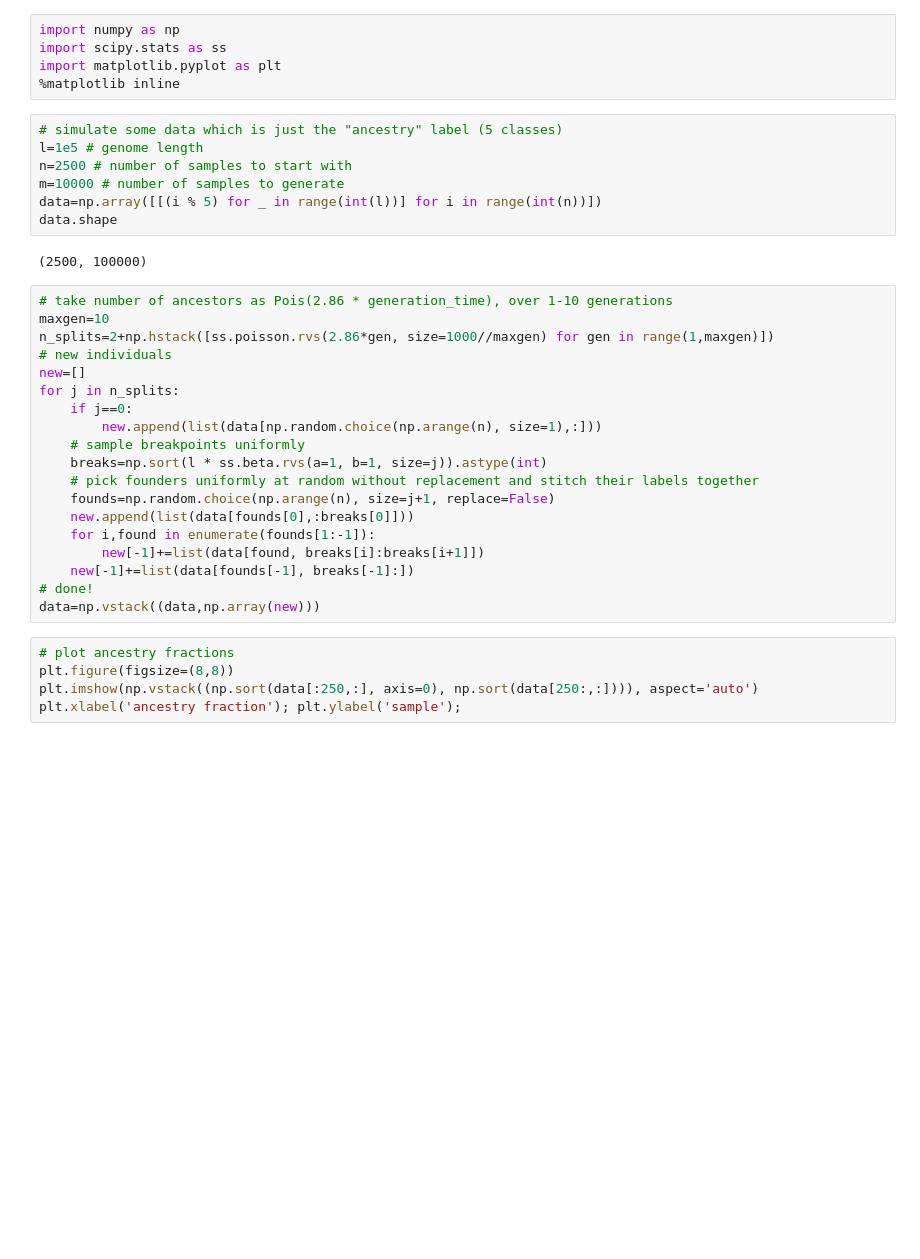
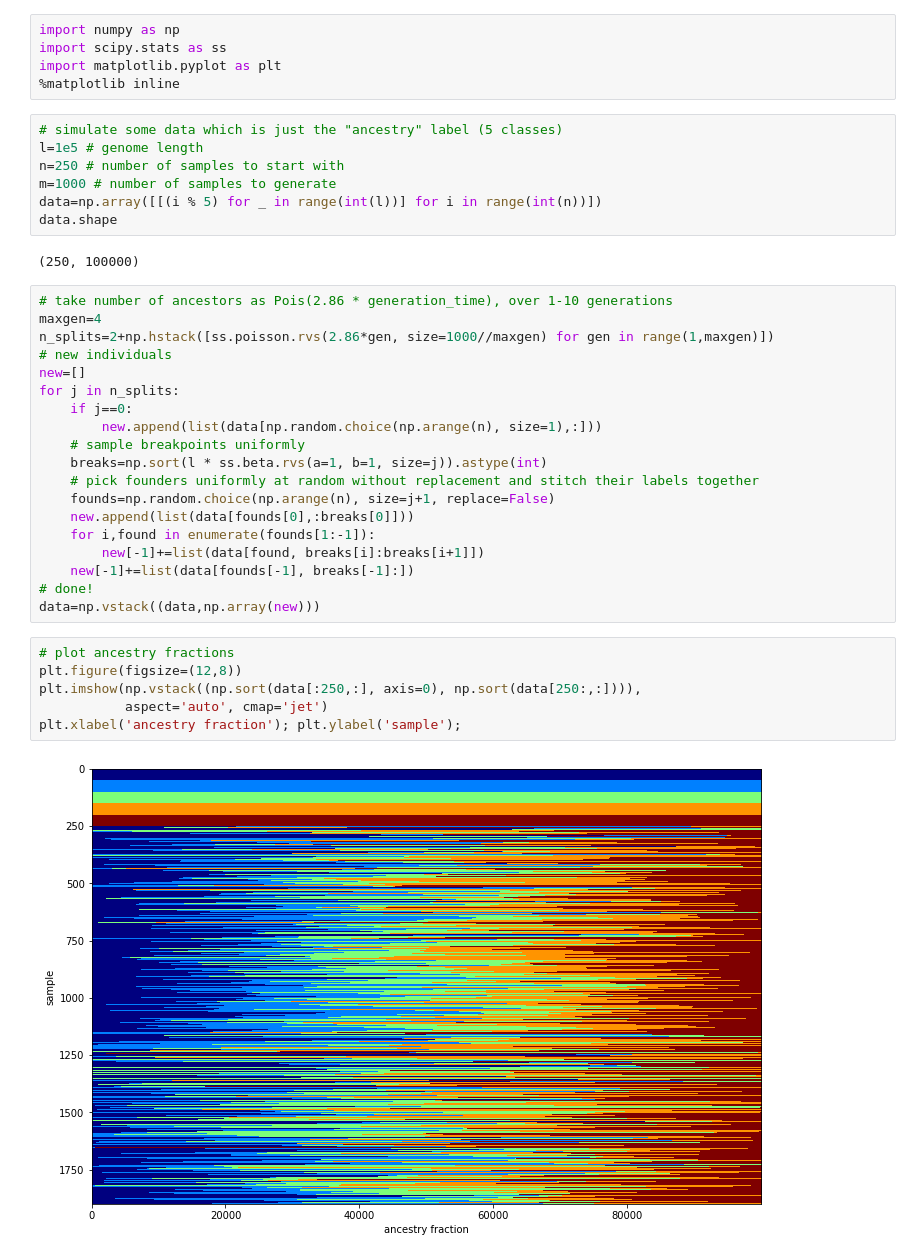
Before and after one commit to jcsokol/CS230-LAI-project-code, a Jupyter notebook: naive_hapmix.ipynb, the cells around one changed output. Saved outputs shown, nothing was run; the diff lists cells and outputs as text; blank space fills up the shorter version.

```diff
--- a/naive_hapmix.ipynb
+++ b/naive_hapmix.ipynb
@@ -6,15 +6,15 @@ import matplotlib.pyplot as plt
 # %%
 # simulate some data which is just the "ancestry" label (5 classes)
 l=1e5 # genome length
-n=2500 # number of samples to start with
-m=10000 # number of samples to generate
+n=250 # number of samples to start with
+m=1000 # number of samples to generate
 data=np.array([[(i % 5) for _ in range(int(l))] for i in range(int(n))])
 data.shape
 # %% [output]
-(2500, 100000)
+(250, 100000)
 # %%
 # take number of ancestors as Pois(2.86 * generation_time), over 1-10 generations
-maxgen=10
+maxgen=4
 n_splits=2+np.hstack([ss.poisson.rvs(2.86*gen, size=1000//maxgen) for gen in range(1,maxgen)])
 # new individuals
 new=[]
@@ -33,9 +33,12 @@ for j in n_splits:
 data=np.vstack((data,np.array(new)))
 # %%
 # plot ancestry fractions
-plt.figure(figsize=(8,8))
-plt.imshow(np.vstack((np.sort(data[:250,:], axis=0), np.sort(data[250:,:]))), aspect='auto')
+plt.figure(figsize=(12,8))
+plt.imshow(np.vstack((np.sort(data[:250,:], axis=0), np.sort(data[250:,:]))),
+           aspect='auto', cmap='jet')
 plt.xlabel('ancestry fraction'); plt.ylabel('sample');
+# %% [output]
+[figure, added]
 # %%
 # plot "local ancestry"
 plt.figure(figsize=(12,4))
```
Also changed, not shown: parts of 3 cells of this notebook, 3 other files.
